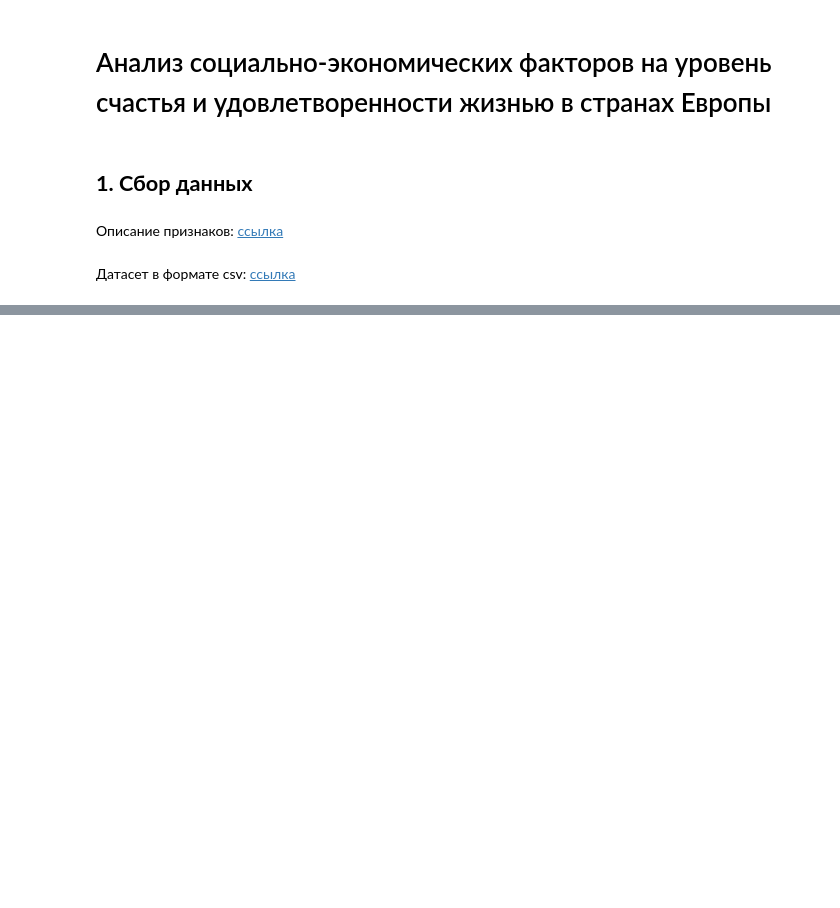
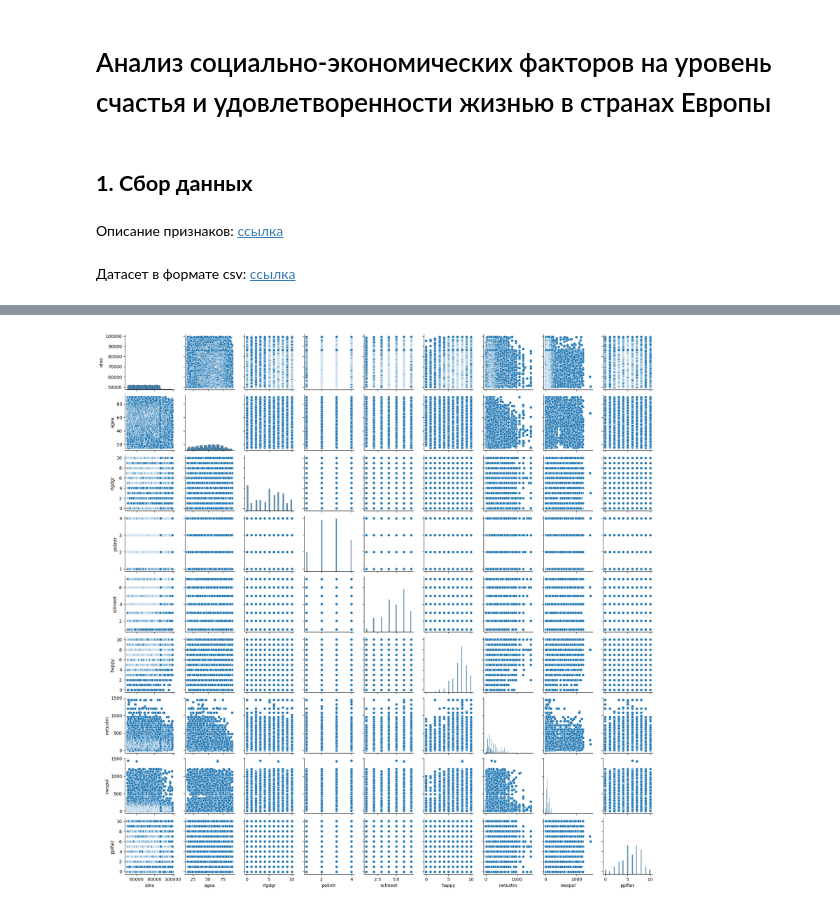
Before and after one commit to AnnaNebuko/ABD-PRJ-25-2team-HAPPINESS, a Jupyter notebook: project.ipynb, the cells around one changed output, grey strips where cells are left out. Cells and saved outputs as stored; diff of their text form; code cells hidden in the pictures; blank space fills up the shorter version.

```diff
--- a/project.ipynb
+++ b/project.ipynb
@@ -73,0 +154,6 @@ pplfair: 209
+# %%
+# Попарные связи для числовых переменных
+sns.pairplot(df.iloc[:, 1:11], height=2)
+plt.show()
+# %% [output]
+[figure, added]
```
Also changed, not shown: parts of 7 cells of this notebook.
